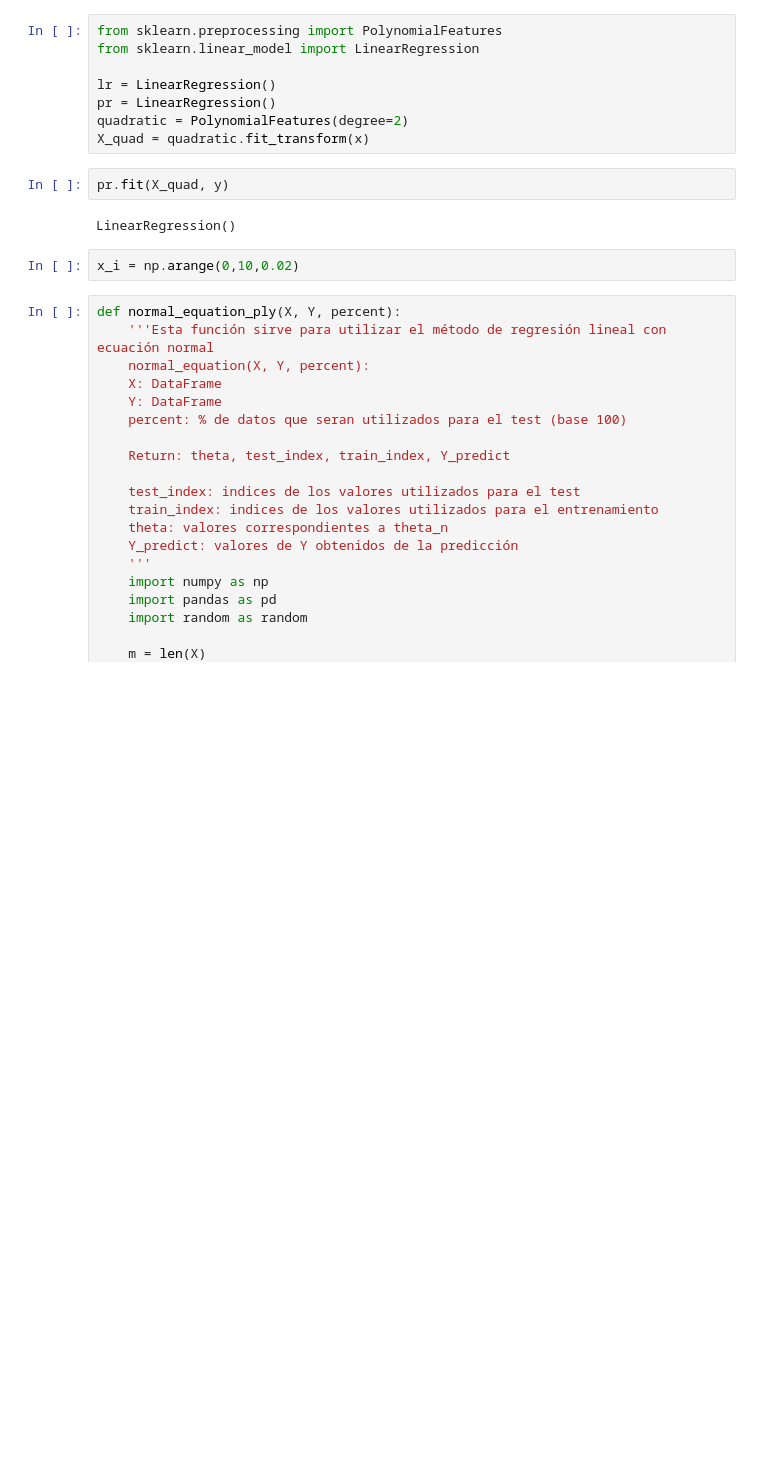
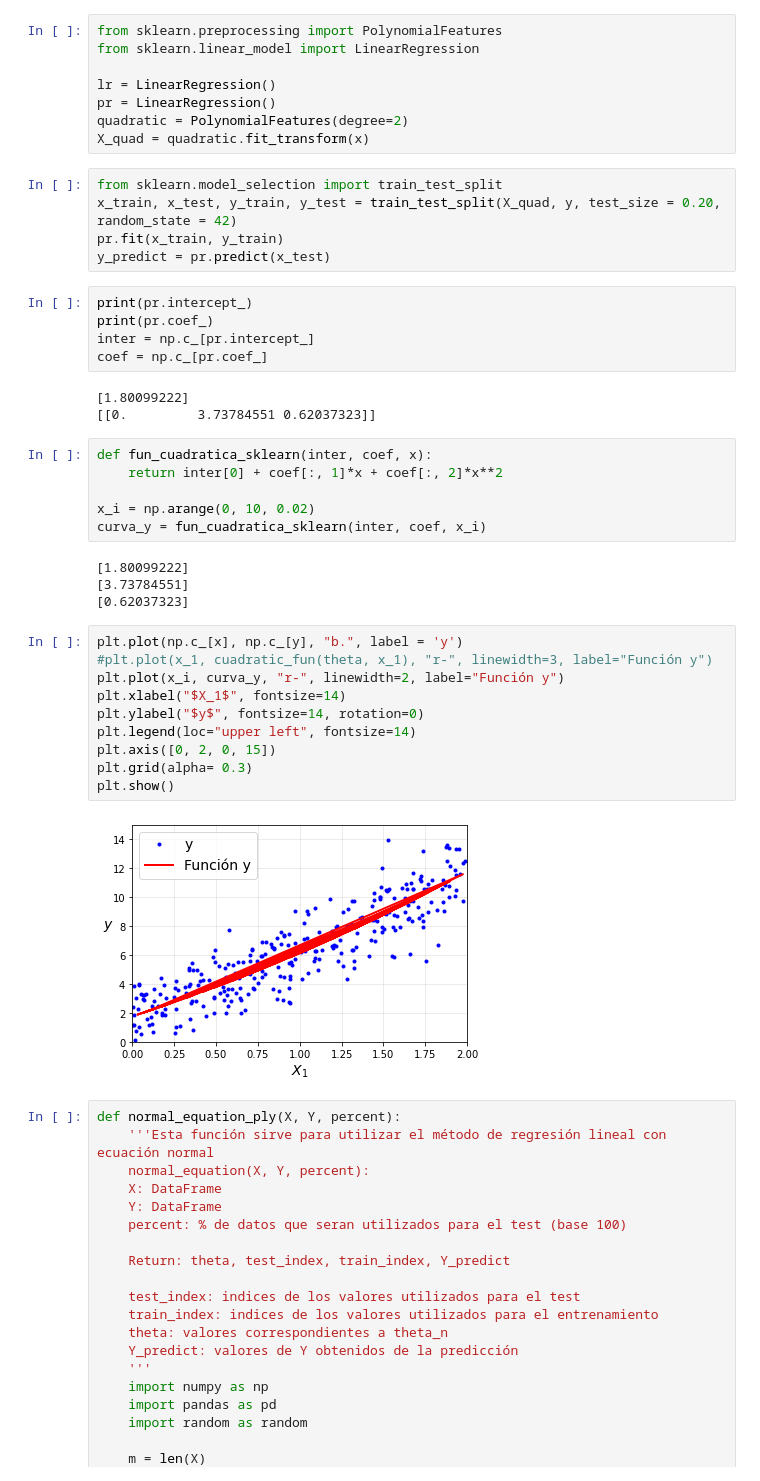
Before and after one commit to SaulGQB/Aprendizaje-Automatico-Proyecto-1, a Jupyter notebook: Polynominal Regression.ipynb, the cells around one changed output. Cells and saved outputs as stored; diff of their text form; blank space fills up the shorter version.

```diff
--- a/Polynominal Regression.ipynb
+++ b/Polynominal Regression.ipynb
@@ -25,12 +25,41 @@ lr = LinearRegression()
 pr = LinearRegression()
 quadratic = PolynomialFeatures(degree=2)
 X_quad = quadratic.fit_transform(x)
-# %%
-pr.fit(X_quad, y)
-# %% [output]
-LinearRegression()
-# %%
-x_i = np.arange(0,10,0.02)
+# %%
+from sklearn.model_selection import train_test_split
+x_train, x_test, y_train, y_test = train_test_split(X_quad, y, test_size = 0.20, random_state = 42)
+pr.fit(x_train, y_train)
+y_predict = pr.predict(x_test)
+# %%
+print(pr.intercept_)
+print(pr.coef_)
+inter = np.c_[pr.intercept_]
+coef = np.c_[pr.coef_]
+# %% [output]
+[1.80099222]
+[[0.         3.73784551 0.62037323]]
+# %%
+def fun_cuadratica_sklearn(inter, coef, x):
+    return inter[0] + coef[:, 1]*x + coef[:, 2]*x**2
+
+x_i = np.arange(0, 10, 0.02)
+curva_y = fun_cuadratica_sklearn(inter, coef, x_i)
+# %% [output]
+[1.80099222]
+[3.73784551]
+[0.62037323]
+# %%
+plt.plot(np.c_[x], np.c_[y], "b.", label = 'y')
+#plt.plot(x_1, cuadratic_fun(theta, x_1), "r-", linewidth=3, label="Función y")
+plt.plot(x_i, curva_y, "r-", linewidth=2, label="Función y")
+plt.xlabel("$X_1$", fontsize=14)
+plt.ylabel("$y$", fontsize=14, rotation=0)
+plt.legend(loc="upper left", fontsize=14)
+plt.axis([0, 2, 0, 15])
+plt.grid(alpha= 0.3)
+plt.show()
+# %% [output]
+[figure, added]
 # %%
 def normal_equation_ply(X, Y, percent):
     '''Esta función sirve para utilizar el método de regresión lineal con ecuación normal
```
Also changed, not shown: parts of 2 cells of this notebook, 2 other files.
